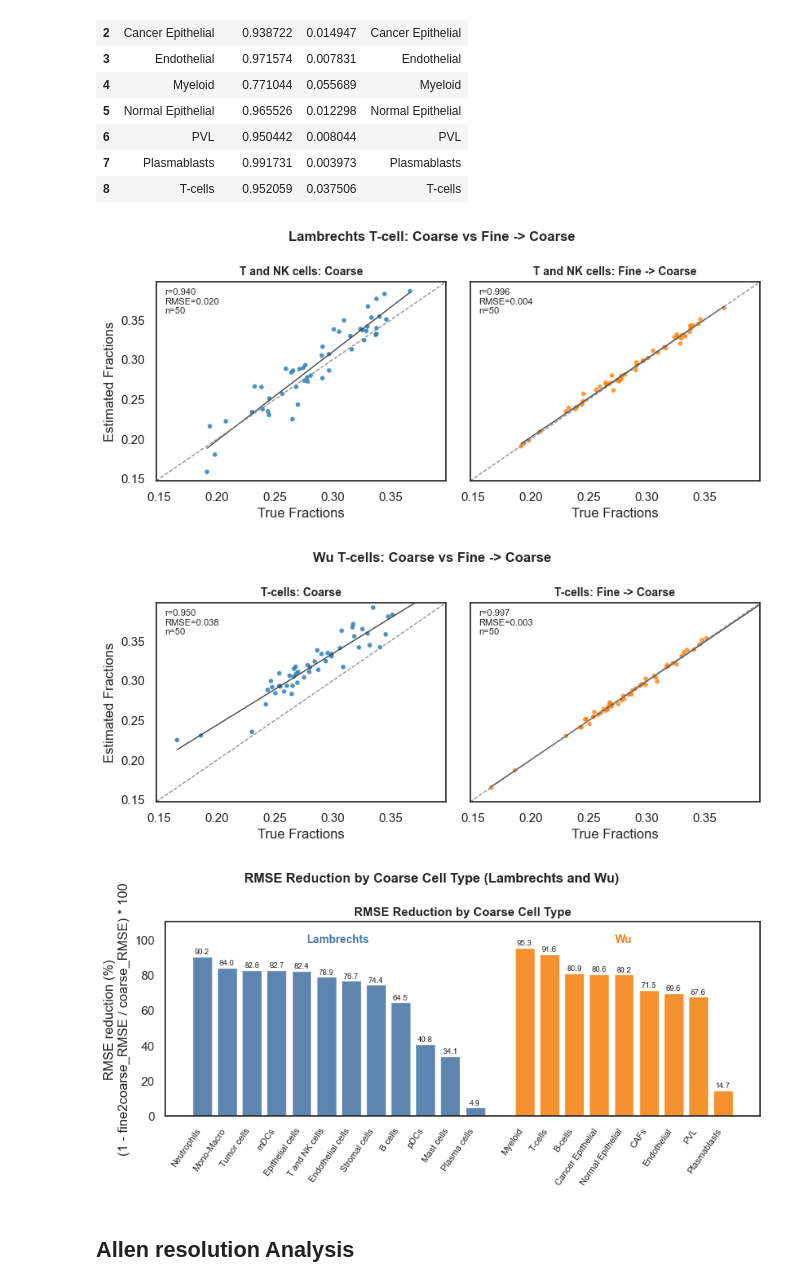
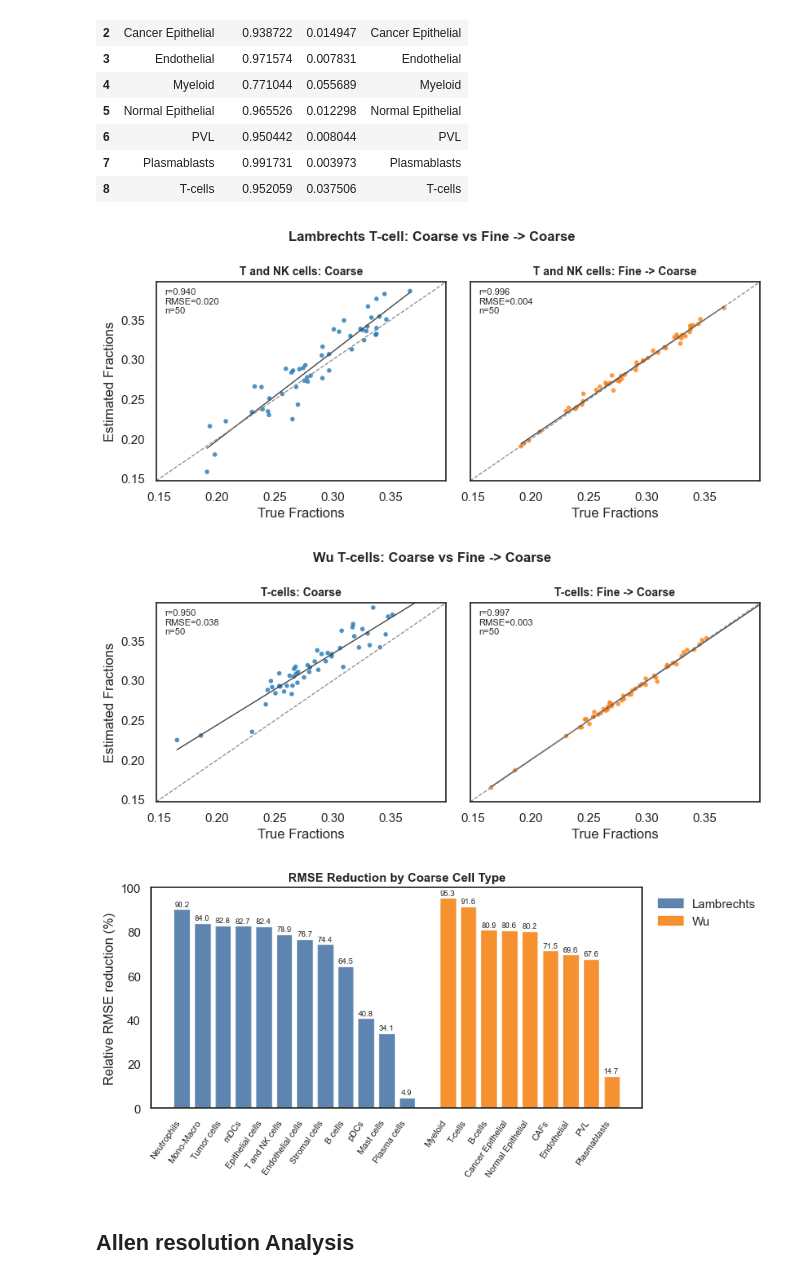
Before and after one commit to ComputationalBiomedicineGroup/rectangle_paper, a Jupyter notebook: notebooks/figure_3.ipynb, the cells around one changed output. Saved outputs shown, nothing was run; the diff lists cells and outputs as text; code cells hidden in the pictures.

```diff
--- a/notebooks/figure_3.ipynb
+++ b/notebooks/figure_3.ipynb
@@ -2012,66 +2012,58 @@ plt.show()
 fig, ax_b = plt.subplots(figsize=(8.6, 4.2))
 x_pos, heights, bar_colors, labels = [], [], [], []
 dataset_ranges = {}
+dataset_colors = {
+    'Lambrechts': '#4C78A8',
+    'Wu': '#F58518',
+}
 pos = 0
-for dataset_name, series, color in [
-    ('Lambrechts', red_lambrechts, '#4C78A8'),
-    ('Wu', red_wu, '#F58518'),
+for dataset_name, series in [
+    ('Lambrechts', red_lambrechts),
+    ('Wu', red_wu),
 ]:
+    color = dataset_colors[dataset_name]
     start = pos
     for ct, value in series.items():
         x_pos.append(pos)
         heights.append(float(value))
         bar_colors.append(color)
         labels.append('Mono-Macro' if ct == 'Macrophages-Monocytes' else ct)
         pos += 1
     end = pos - 1
     dataset_ranges[dataset_name] = (start, end, color)
     pos += 1
 
 ax_b.bar(x_pos, heights, color=bar_colors, alpha=0.9)
 ax_b.set_xticks(x_pos)
 ax_b.set_xticklabels(labels, rotation=55, ha='right', fontsize=8)
-ax_b.set_ylabel('RMSE reduction (%)\n(1 - fine2coarse_RMSE / coarse_RMSE) * 100')
+ax_b.set_ylabel('Relative RMSE reduction (%)')
 ax_b.set_title('RMSE Reduction by Coarse Cell Type', fontsize=11, weight='bold')
 ax_b.grid(False)
 
 for xp, v in zip(x_pos, heights):
     va = 'bottom' if v >= 0 else 'top'
     y = v + 0.6 if v >= 0 else v - 0.6
     ax_b.text(xp, y, f'{v:.1f}', ha='center', va=va, fontsize=7)
 
-min_h = min(heights) if heights else 0.0
-max_h = max(heights) if heights else 0.0
-span_h = max_h - min_h
-lower_pad = max(2.5, 0.25 * span_h)
-upper_pad = max(2, 0.25 * span_h)
-ax_b.set_ylim(0, 110)
+ax_b.set_ylim(0, 100)
 
 for dataset_name, (start, end, color) in dataset_ranges.items():
     if end + 1 in x_pos:
         ax_b.axvline(end + 0.5, color='#DDDDDD', linewidth=0.8)
-    center = (start + end) / 2
-    label_y = 100
-    ax_b.text(
-        center,
-        label_y,
-        dataset_name,
-        ha='center',
-        va='center',
-        fontsize=10,
-        weight='bold',
-        color=color,
-        bbox=dict( facecolor='white', alpha=0.1),
-    )
 
-fig.suptitle('RMSE Reduction by Coarse Cell Type (Lambrechts and Wu)', fontsize=12, weight='bold')
+legend_handles = [
+    plt.Rectangle((0, 0), 1, 1, color=dataset_colors[name], alpha=0.9, label=name)
+    for name in ['Lambrechts', 'Wu']
+]
+ax_b.legend(handles=legend_handles, loc='upper left', bbox_to_anchor=(1.01, 1), frameon=False)
+
 plt.tight_layout()
 plt.savefig('../figures/fig3_rmse_reduction_by_coarse_celltype_lambrechts_wu.pdf', dpi=300, bbox_inches='tight')
 plt.show()
 # %% [output]
 [figure]
 [figure]
-[figure, old version]
+[figure, new version]
 # %% [markdown]
 ## Allen resolution Analysis
 # %%
```
Also changed, not shown: parts of 1 cell of this notebook, 1 other file.
